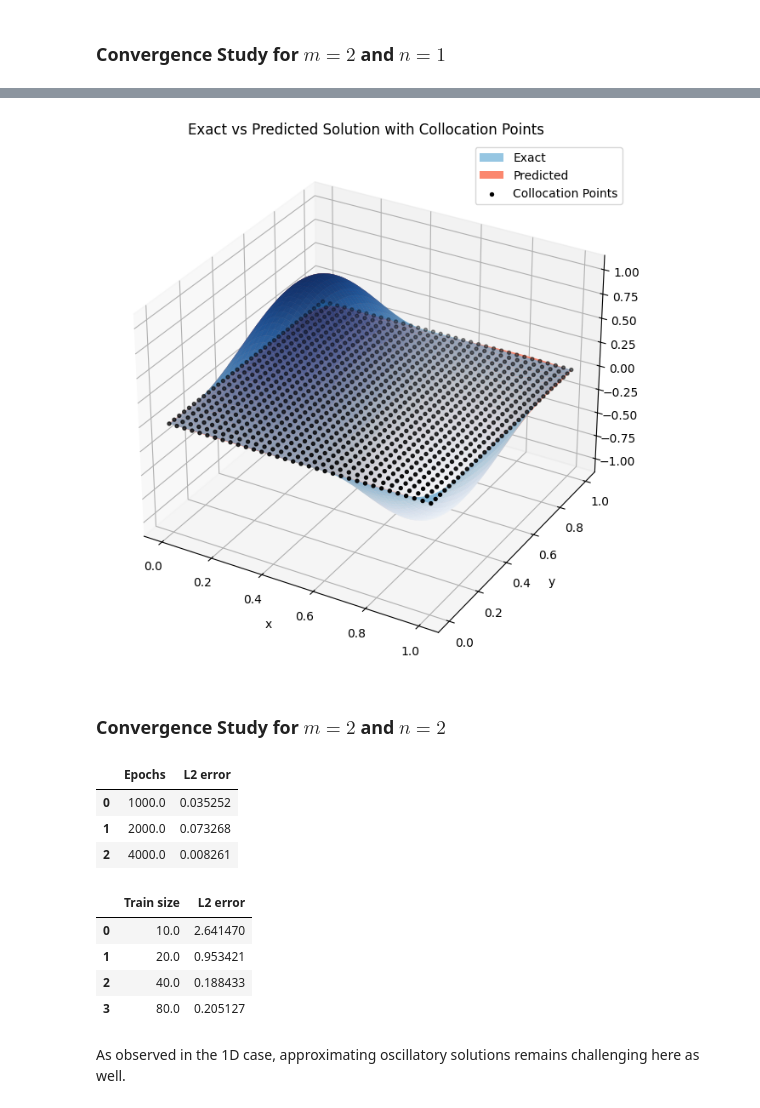
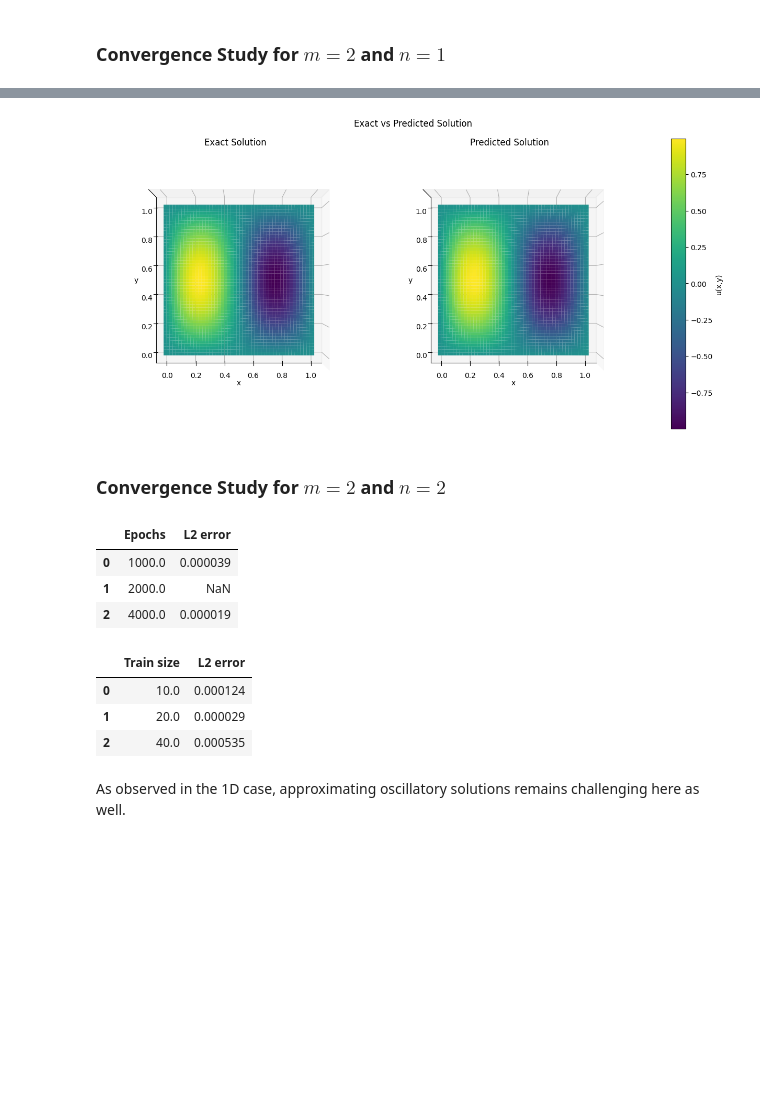
Before and after one commit to Shivam-3921/Physics_Informed_Neural_Networks_for_solving_differential_equations, a Jupyter notebook: PINNs.ipynb, the cells around one changed output, grey strips where cells are left out. Cells and saved outputs as stored; diff of their text form; code cells hidden in the pictures; blank space fills up the shorter version.

```diff
--- a/PINNs.ipynb
+++ b/PINNs.ipynb
@@ -906,36 +916,48 @@ table
+# %%
+# converting tensors to numpy arrays for plotting
+x_train_i.requires_grad_(False)
+x_test = x_test.detach().cpu().numpy()
+u_pred = u_pred.detach().cpu().numpy()
+u_true = u_true.detach().cpu().numpy()
 # %%
 # Reshape test data for surface plots
 N = int(np.sqrt(x_test.shape[0]))
 X = x_test[:, 0].reshape(N, N)
 Y = x_test[:, 1].reshape(N, N)
 u_pred = u_pred.reshape(N, N)
 u_true = u_true.reshape(N, N)
-x_train = np.vstack([x_train_i.detach().cpu().numpy(),x_train_b.detach().cpu().numpy()])
-u_pred = u_pred.detach().cpu().numpy()
-u_true = u_true.detach().cpu().numpy()
+x_train = np.vstack([x_train_i.detach().cpu().numpy(), x_train_b.detach().cpu().numpy()])
 
-fig = plt.figure(figsize=(12,8))
-ax = fig.add_subplot(111, projection='3d')
+fig = plt.figure(figsize=(12, 6),constrained_layout = True)
 
-# Surface: Exact solution
-ax.plot_surface(X, Y, u_true, alpha = 0.7, cmap="Blues", label='Exact')
+# Exact solution
+ax1 = fig.add_subplot(121, projection='3d')
+surf1 = ax1.plot_surface(X, Y, u_true, cmap="viridis")
+ax1.set_title("Exact Solution")
+ax1.set_xlabel("x")
+ax1.set_ylabel("y")
+ax1.view_init(elev=90, azim=270)  # Top view
+ax1.set_zticks([])
 
-# Surface: Predicted solution (wireframe or different alpha)
-ax.plot_surface(X, Y, u_pred, alpha = 0.8, cmap="Reds", label="Predicted")
+# Predicted solution
+ax2 = fig.add_subplot(122, projection='3d')
+surf2 = ax2.plot_surface(X, Y, u_pred, cmap="viridis")
+ax2.set_title("Predicted Solution")
+ax2.set_xlabel("x")
+ax2.set_ylabel("y")
+ax2.view_init(elev=90, azim=270)
+ax2.set_zticks([])
 
-# Scatter: Collocation points at z=0
-ax.scatter(x_train[:, 0], x_train[:, 1], np.zeros_like(x_train[:, 0]),
-           color='black', s=8, marker='o', label='Collocation Points')
+# Shared colorbar
+cbar = fig.colorbar(surf2, ax=[ax1, ax2])
+cbar.set_label("u(x,y)")
 
-# Labels and legend
-ax.set_title("Exact vs Predicted Solution with Collocation Points")
-ax.set_xlabel("x")
-ax.set_ylabel("y")
-
-plt.legend()
+# Common title
+plt.suptitle("Exact vs Predicted Solution")
+plt.grid(False)
 plt.show()
 # %% [output]
-[figure, old version]
+[figure, new version]
 # %% [markdown]
 ### Convergence Study for $m=2$ and $n=2$
 # %%
@@ -967,11 +989,11 @@ table = pd.DataFrame(data= np.transpose([epochs, L2_err]),columns=["Epochs","L2
 table
 # %% [output]
 |  | Epochs | L2 error |
-| 0 | 1000.0 | 0.035252 |
-| 1 | 2000.0 | 0.073268 |
-| 2 | 4000.0 | 0.008261 |
+| 0 | 1000.0 | 0.000039 |
+| 1 | 2000.0 | NaN |
+| 2 | 4000.0 | 0.000019 |
 # %%
-N_i = [10,20,40,80]
+N_i = [10,20,40]
 L2_err = []
 num_epochs = 3000
 
@@ -997,10 +1019,9 @@ table = pd.DataFrame(data= np.transpose([N_i, L2_err]),columns=["Train size","L2
 table
 # %% [output]
 |  | Train size | L2 error |
-| 0 | 10.0 | 2.641470 |
-| 1 | 20.0 | 0.953421 |
-| 2 | 40.0 | 0.188433 |
-| 3 | 80.0 | 0.205127 |
+| 0 | 10.0 | 0.000124 |
+| 1 | 20.0 | 0.000029 |
+| 2 | 40.0 | 0.000535 |
 # %% [markdown]
 As observed in the 1D case, approximating oscillatory solutions remains challenging here as well.
 # %%
```
Also changed, not shown: parts of 21 cells of this notebook.
